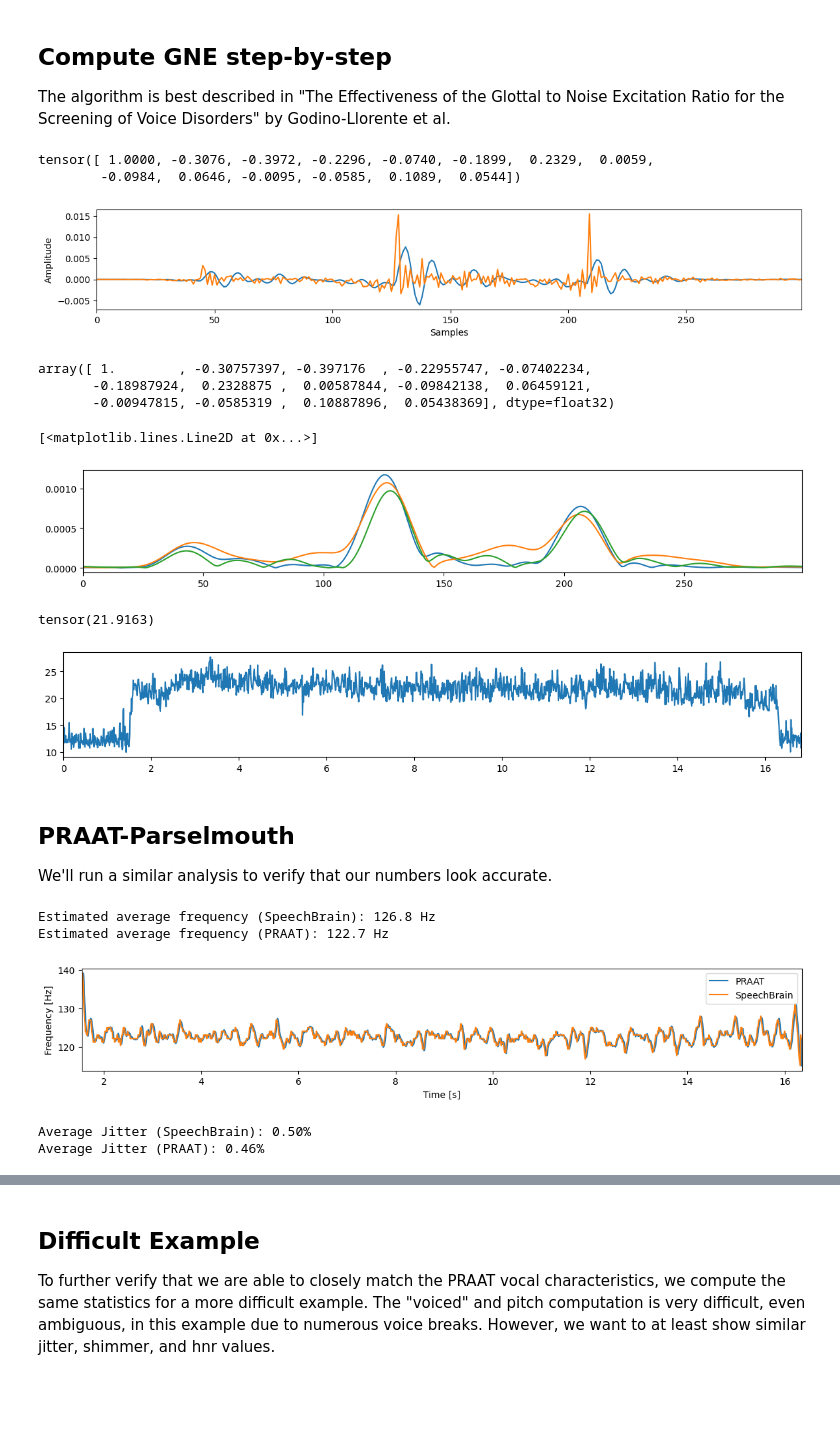
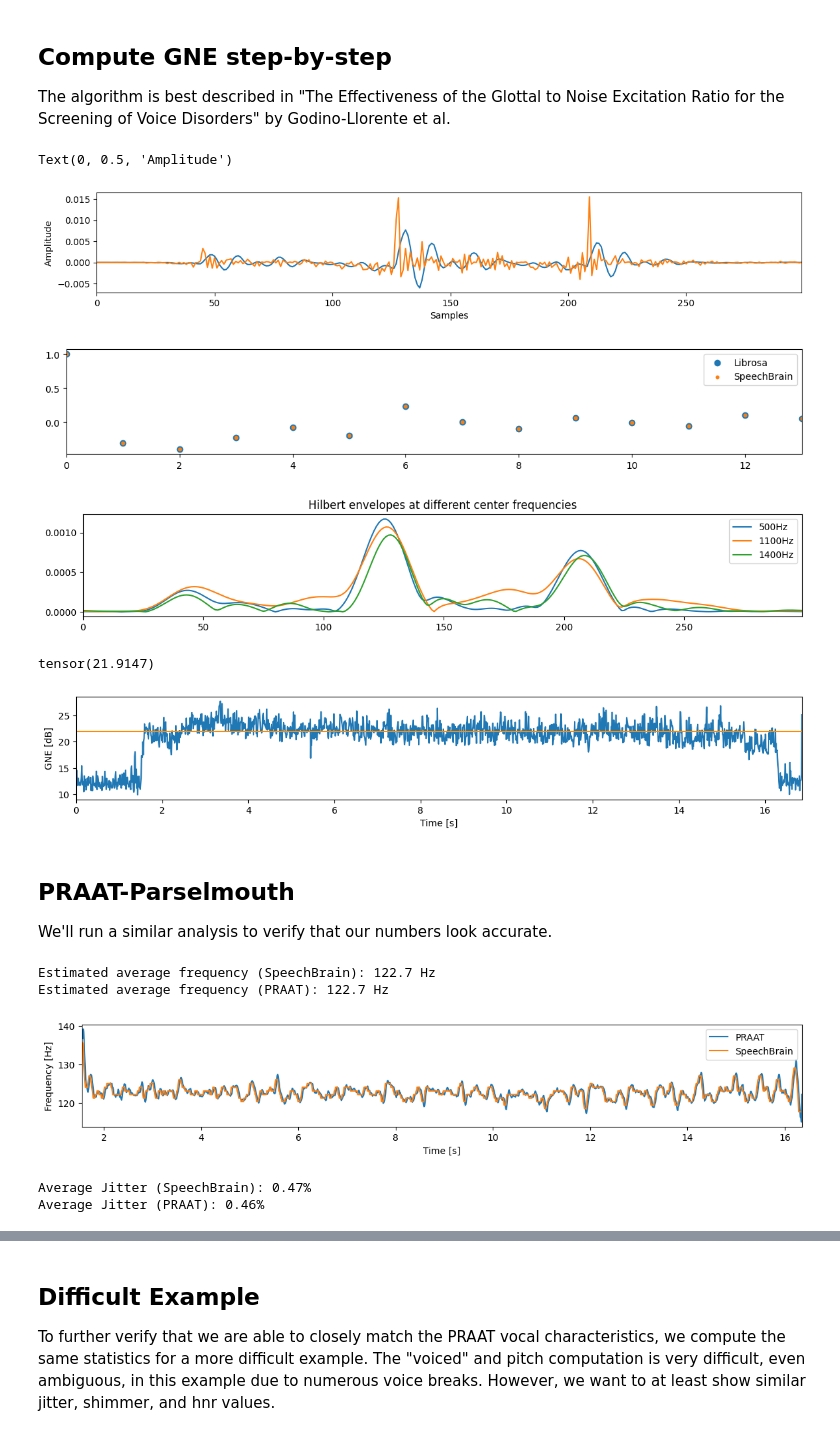
Before and after one commit to pplantinga/ParkinsonSpeechAI, a Jupyter notebook: voice-analysis.ipynb, the cells around one changed output, grey strips where cells are left out. Saved outputs shown, nothing was run; the diff lists cells and outputs as text; code cells hidden in the pictures; blank space fills up the shorter version.

```diff
--- a/voice-analysis.ipynb
+++ b/voice-analysis.ipynb
@@ -219,6 +244,7 @@ The algorithm is best described in "The Effectiveness of the Glottal to Noise Ex
 # %%
 # Step 1. Downsample to 10 kHz since voice energy is low above 5 kHz
 new_sample_rate = 10000
+audio, sample_rate = torchaudio.load(audio_filename)
 downsampled_audio = torchaudio.functional.resample(audio, 16000, new_sample_rate)
 # %%
 # Step 2. Inverse filter with 30-msec window, 10-msec hop and 13th order LPC
@@ -226,6 +252,7 @@ frame_size, hop_size, lpc_order = 300, 100, 13
 
 # Solve for LPC coefficients
 window = torch.hann_window(frame_size).view(1, 1, -1)
+downsampled_audio = torch.nn.functional.pad(downsampled_audio, (0, frame_size))
 frames = downsampled_audio.view(1, -1).unfold(-1, frame_size, hop_size) * window
 
 autocorrelation = compute_cross_correlation(frames, frames, width=lpc_order)
@@ -233,6 +260,11 @@ autocorrelation = compute_cross_correlation(frames, frames, width=lpc_order)
 # Collapse frame and batch into same dimension, for lfiltering
 batch, frame_count, _ = autocorrelation.shape
 autocorrelation = autocorrelation.view(batch * frame_count, -1)
+
+# An autocorrelation of all 0's -- which can happen in padding -- leads to
+# an error with the linear system solver, as the matrix is singular
+# We fix this by ensuring the zero-lag correlation is always 1
+autocorrelation[:, lpc_order] = 1.0
 
 # Construct Toeplitz matrices (one per frame)
 # This is [[p0, p1, p2...], [p1, p0, p1...], [p2, p1, p0...] ...]
@@ -253,40 +285,40 @@ plt.plot(frames[0, 200, :] * 0.1)
 plt.plot(excitation[0, 200, :])
 plt.xlabel("Samples")
 plt.ylabel("Amplitude")
-
-# Print the coefficients so we can check them
-print(a_coeffs[0])
 # %% [output]
-tensor([ 1.0000, -0.3076, -0.3972, -0.2296, -0.0740, -0.1899,  0.2329,  0.0059,
-        -0.0984,  0.0646, -0.0095, -0.0585,  0.1089,  0.0544])
+Text(0, 0.5, 'Amplitude')
 [figure]
 # %%
 # Just prove that we correctly calculated the coefficients
 import librosa
 
-librosa.lpc(frames[0, 0].numpy(), order=13)
+librosa_coeffs = librosa.lpc(frames[0, 0].numpy(), order=lpc_order)
+plt.scatter(torch.arange(lpc_order + 1), librosa_coeffs)
+plt.scatter(torch.arange(lpc_order + 1), a_coeffs[0], s=10)
+plt.legend(["Librosa", "SpeechBrain"])
+plt.show()
 # %% [output]
-array([ 1.        , -0.30757397, -0.397176  , -0.22955747, -0.07402234,
-       -0.18987924,  0.2328875 ,  0.00587844, -0.09842138,  0.06459121,
-       -0.00947815, -0.0585319 ,  0.10887896,  0.05438369], dtype=float32)
+[figure, added]
 # %%
 # Step 3. Compute Hilbert envelopes for each frequency bin
 bandwidth = 1000
 fshift = 300
 min_freq, max_freq = bandwidth // 2, new_sample_rate // 2 - bandwidth // 2
 center_freqs = range(min_freq, max_freq, fshift)
 envelopes = {
     center_freq: compute_hilbert_envelopes(
         excitation, center_freq, bandwidth, new_sample_rate
     )
     for center_freq in center_freqs
 }
 plt.plot(envelopes[500][0, 200])
 plt.plot(envelopes[1100][0, 200])
 plt.plot(envelopes[1400][0, 200])
+plt.legend(["500Hz", "1100Hz", "1400Hz"])
+plt.title("Hilbert envelopes at different center frequencies")
+plt.show()
 # %% [output]
-[<matplotlib.lines.Line2D at 0x...>]
-[figure, old version]
+[figure, new version]
 # %%
 # Step 4. Compute cross correlation between (non-neighboring) frequency bins
 correlations = [
@@ -302,9 +334,14 @@ gne = -10 * torch.log10(1 - gne)
 # %%
-plt.plot(xs, gne[0, :-1])
-print(gne[0, :-1][voiced[0]].mean())
+new_step_size = hop_size / new_sample_rate
+gne_xs = torch.arange(len(gne[0])) * new_step_size
+plt.plot(gne_xs, gne[0])
+plt.xlabel("Time [s]")
+plt.ylabel("GNE [dB]")
+plt.axhline(gne[gne > 15].mean(), color="darkorange")
+print(gne[gne > 15].mean())
 # %% [output]
-tensor(21.9163)
+tensor(21.9147)
-[figure, old version]
+[figure, new version]
 # %% [markdown]
 ## PRAAT-Parselmouth
 
@@ -337,21 +374,22 @@ pitch_xs, pitch_values, praat_jitter, praat_shimmer, harmonicity = compute_praat
 # %%
 # Pitch comparison
 plt.plot(pitch_xs, pitch_values)
-plt.plot(xs[voiced[0]], estimated_f0[voiced])
+voiced = np.isfinite(pitch_values)[:-1]
+plt.plot(xs[voiced], estimated_f0[0, voiced])
 plt.xlabel("Time [s]")
 plt.ylabel("Frequency [Hz]")
 plt.legend(["PRAAT", "SpeechBrain"])
 
-print("Estimated average frequency (SpeechBrain): {0:.1f} Hz".format(estimated_f0.mean().numpy()))
+print("Estimated average frequency (SpeechBrain): {0:.1f} Hz".format(estimated_f0[0, voiced].mean().numpy()))
 print("Estimated average frequency (PRAAT): {0:.1f} Hz".format(np.nanmean(pitch_values)))
 # %% [output]
-Estimated average frequency (SpeechBrain): 126.8 Hz
+Estimated average frequency (SpeechBrain): 122.7 Hz
 Estimated average frequency (PRAAT): 122.7 Hz
-[figure, old version]
+[figure, new version]
 # %%
-print("Average Jitter (SpeechBrain): {0:.2f}%".format(100 * jitter[voiced].mean().numpy()))
+print("Average Jitter (SpeechBrain): {0:.2f}%".format(100 * jitter[0, voiced].mean().numpy()))
 print("Average Jitter (PRAAT): {0:.2f}%".format(100 * praat_jitter))
 # %% [output]
-Average Jitter (SpeechBrain): 0.50%
+Average Jitter (SpeechBrain): 0.47%
 Average Jitter (PRAAT): 0.46%
 # %%
```
Also changed, not shown: parts of 70 cells of this notebook.
